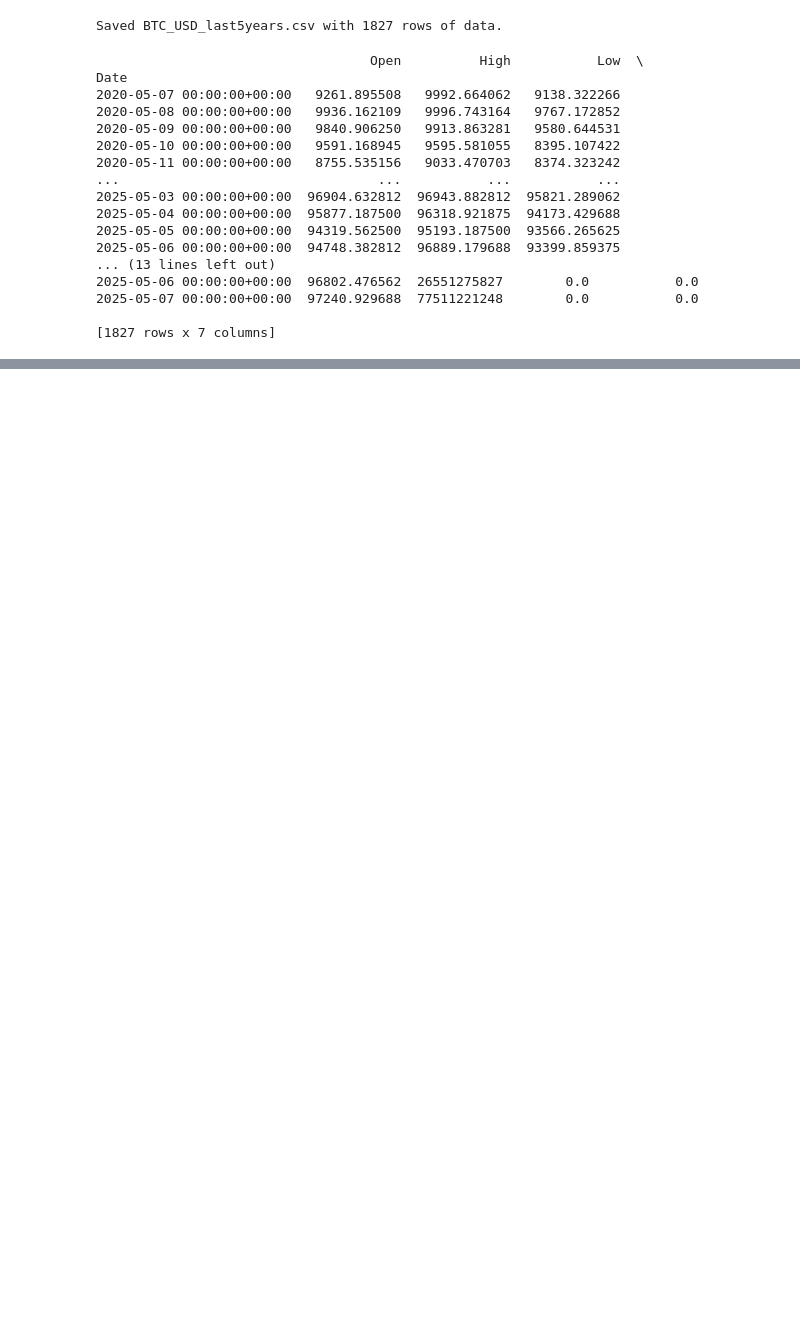
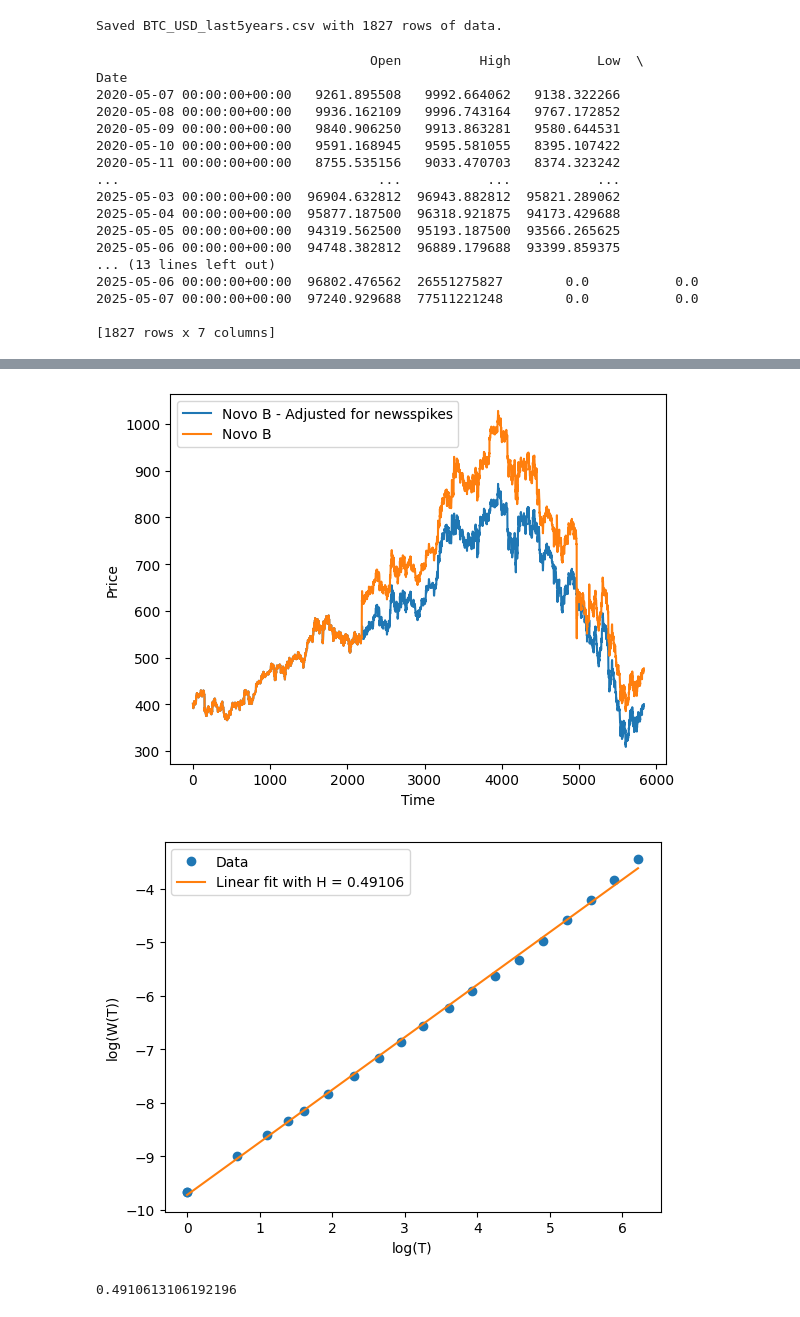
Before and after one commit to slyluc/Agent-Based-Trading-Model, a Jupyter notebook: notebooks/BachelorGPT.ipynb, the cells around one changed output, grey strips where cells are left out. Saved outputs shown, nothing was run; the diff lists cells and outputs as text; code cells hidden in the pictures; blank space fills up the shorter version.

```diff
--- a/notebooks/BachelorGPT.ipynb
+++ b/notebooks/BachelorGPT.ipynb
@@ -822,0 +826,61 @@ print(slope/2)
+# %%
+# 1. Define the ticker
+ticker = "NOVO-B.CO"    # Novo Nordisk B (Copenhagen Stock Exchange) :contentReference[oaicite:1]{index=1}
+
+# 2. Download max-period history
+data = yf.download(
+    ticker,
+    period="730d",       # up to 730 days back is supported for interval="1h"
+    interval="1h",       # fetch 1-hour bars
+    auto_adjust=False,   # ensure “Close” = actual settlement price
+    progress=False
+)
+
+# 3. Extract adjusted close prices
+prices = data["Adj Close"]   # split/dividend-adjusted closing price
+
+# 4. Convert to NumPy array
+price_novo = prices.values
+price_novo2 = price_novo.copy()
+
+price_novo_delta = (price_novo[1:] - price_novo[:-1])
+price_novo_delta = np.insert(price_novo_delta, 0, 0)
+mask = np.where(np.abs(price_novo_delta) > np.mean(np.abs(price_novo_delta)) + 6* np.std(np.abs(price_novo_delta)) )
+for i, p in enumerate(mask[0]):
+    price_novo[p:] = price_novo[p:] -  price_novo_delta[p]
+# 5. (Optional) Get corresponding dates
+
+dates = data.index.to_numpy()
+
+# 6. Inspect
+print("Data spans from", data.index.min(), "to", data.index.max())
+print("NumPy array shape:", price_array.shape)
+plt.plot(price_novo, label = "Novo B - Adjusted for newsspikes")
+plt.plot(price_novo2, label = "Novo B")
+plt.legend()
+plt.ylabel("Price")
+plt.xlabel("Time")
+plt.show()
+start = np.log(1)
+end = np.log(500)
+TL = np.round( np.logspace(start, end, num=20, base = np.exp(1)),0).astype(int)
+
+Hurst_temp = np.zeros(len(TL))
+
+for i, p in enumerate(TL):
+    Hurst_temp[i] = Hurst(price_novo,p)
+
+log_TL = np.log(TL)
+log_Temp2 = np.log(Hurst_temp)
+# Perform linear regression (1st-degree polynomial fit)
+slope, intercept = np.polyfit(log_TL, log_Temp2, 1)
+x = np.linspace(log_TL[0],log_TL[-1],1000)
+y = slope*x + intercept
+plt.plot(log_TL, log_Temp2, 'o', label= "Data")
+plt.plot(x,y, label=f"Linear fit with H = {round(slope/2,5)}")
+plt.legend()
+plt.xlabel("log(T)")
+plt.ylabel("log(W(T))")
+plt.show()
+print(slope/2)
+# %% [output]
@@ -822,0 +889,3 @@ print(slope/2)
+[figure, added]
+[figure, added]
+0.4910613106192196
```
Also changed, not shown: parts of 17 cells of this notebook, 4 other files.
